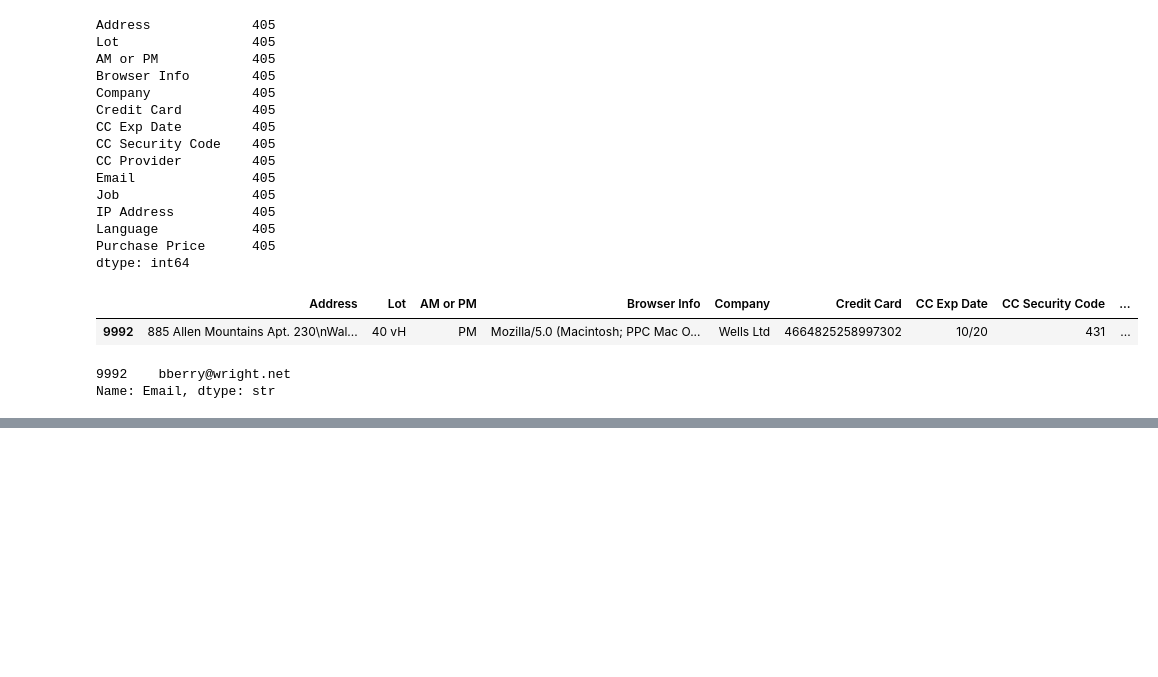
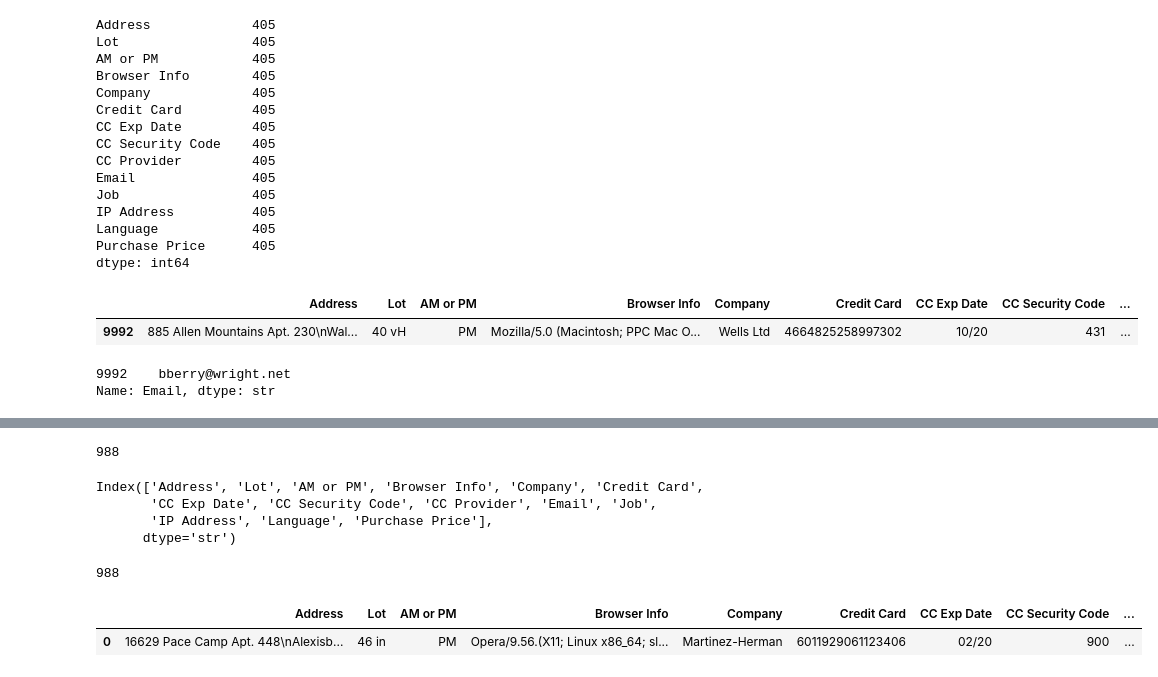
Before and after one commit to MottuqeBrid/data-analyst-projects, a Jupyter notebook: E-Commerce Purchases.ipynb, the cells around one changed output, grey strips where cells are left out. Drawn from its saved outputs; the diff is of its cells as text; code cells hidden in the pictures; blank space fills up the shorter version.

```diff
--- a/E-Commerce Purchases.ipynb
+++ b/E-Commerce Purchases.ipynb
@@ -211,0 +226,25 @@ Name: Email, dtype: str
+# %%
+fun()
+# %% [output]
+988
+# %%
+data.columns
+# %% [output]
+Index(['Address', 'Lot', 'AM or PM', 'Browser Info', 'Company', 'Credit Card',
+       'CC Exp Date', 'CC Security Code', 'CC Provider', 'Email', 'Job',
+       'IP Address', 'Language', 'Purchase Price'],
+      dtype='str')
+# %%
+len(data[data["CC Exp Date"].apply(lambda x:x[3:]=="20")])
+# %% [output]
+988
+# %%
+list1 = []
+for email in data["Email"]:
+    list1.append(email.split("@")[1])
+# %%
+data["temp"]=list1
+data.head(1)
+# %% [output]
+|  | Address | Lot | AM or PM | Browser Info | Company | Credit Card | CC Exp Date | CC Security Code | ... |
+| 0 | 16629 Pace Camp Apt. 448\nAlexisb... | 46 in | PM | Opera/9.56.(X11; Linux x86_64; sl... | Martinez-Herman | 6011929061123406 | 02/20 | 900 | ... |
```
Also changed, not shown: parts of 6 cells of this notebook.
